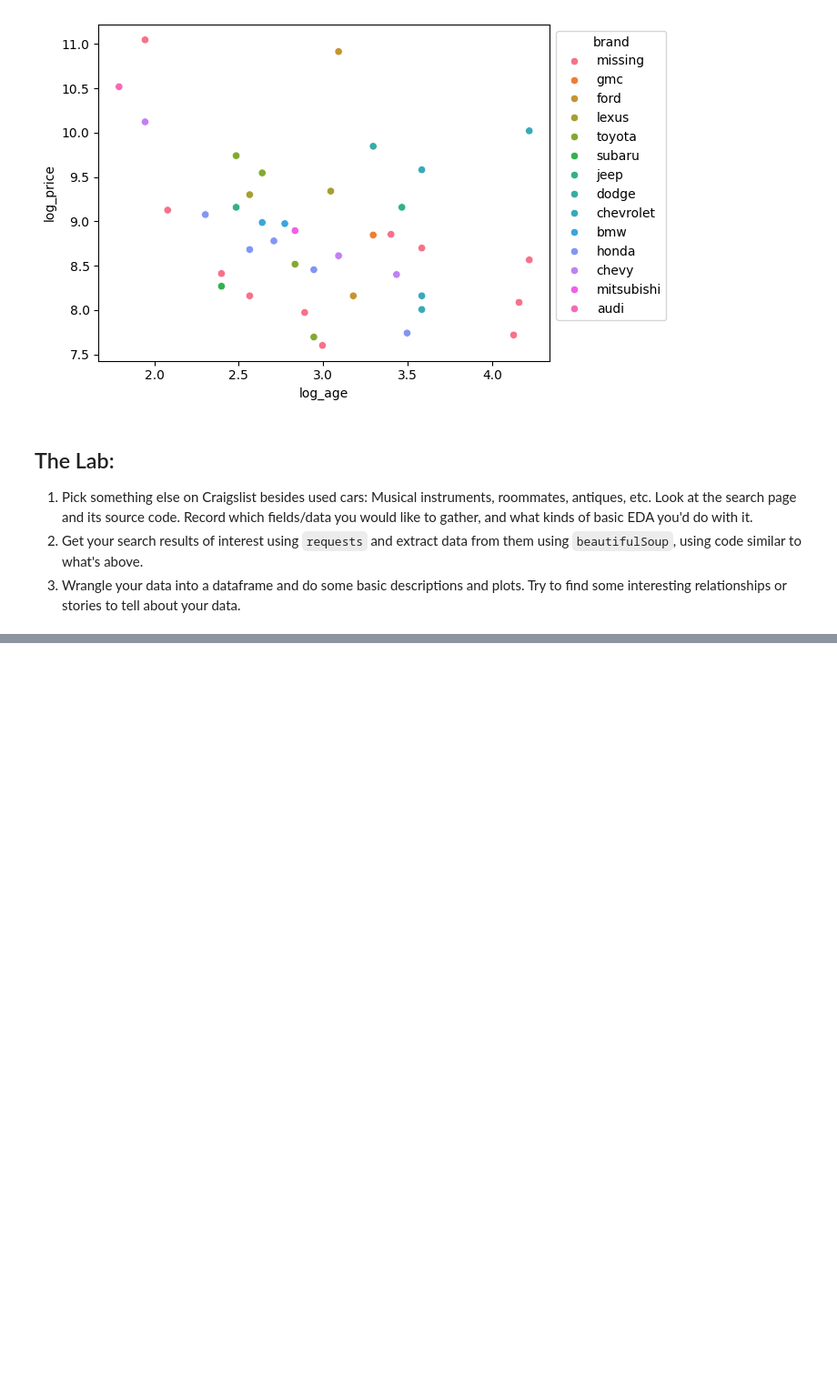
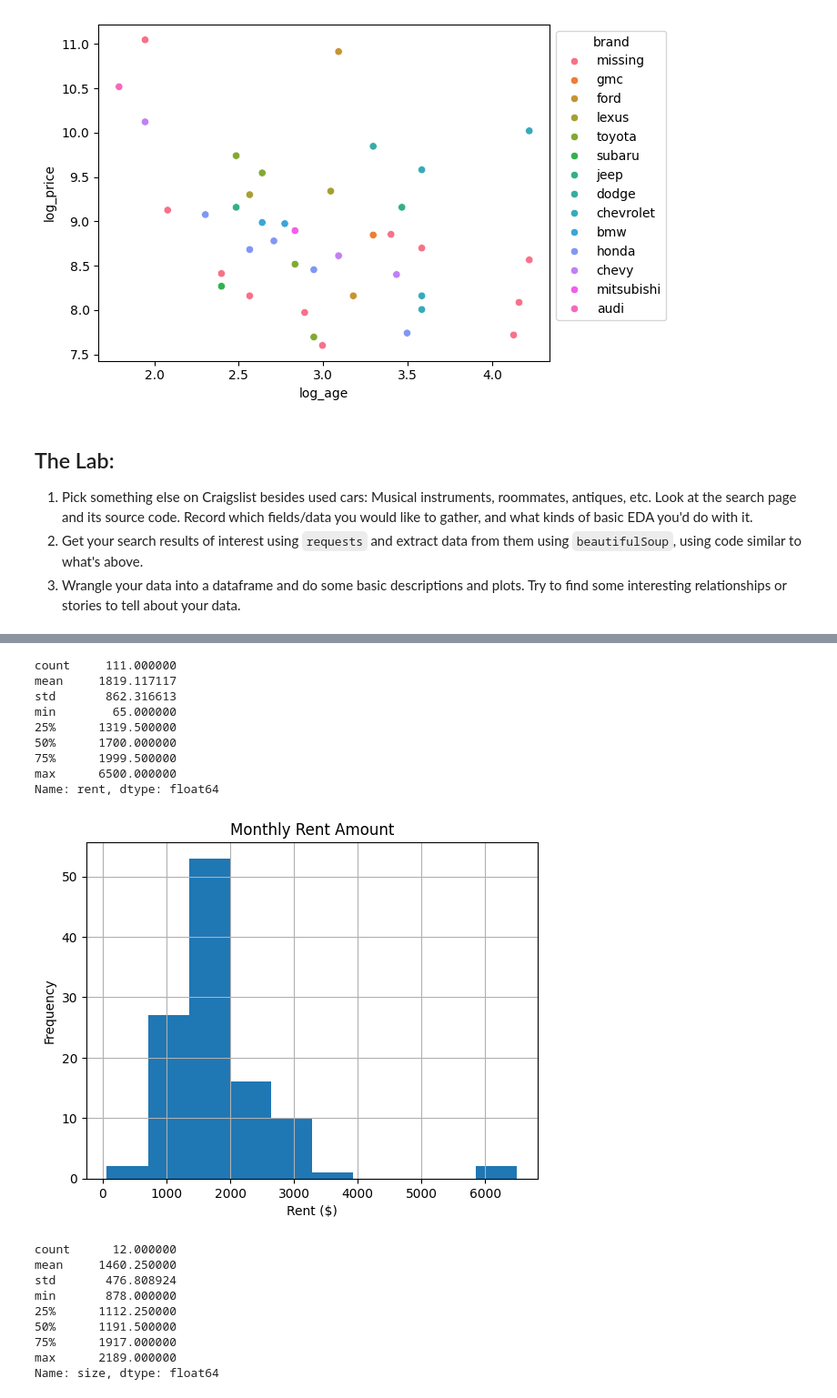
Before and after one commit to ashleynguyen04/wrangling, a Jupyter notebook: lab/lab_notebook.ipynb, the cells around one changed output, grey strips where cells are left out. Shown at 91% size. Saved outputs shown, nothing was run; the diff lists cells and outputs as text; code cells hidden in the pictures; blank space fills up the shorter version.

```diff
--- a/lab/lab_notebook.ipynb
+++ b/lab/lab_notebook.ipynb
@@ -220,0 +231,30 @@ raw = requests.get(url,headers=header) # Get page
+# %%
+data = [] # save listings in this object
+for k in range( len(listings) ):
+    title = listings[k].find('div',class_='title').get_text().lower()
+    rent = listings[k].find('div',class_='price').get_text()
+    regex_search = re.search(r'([0-9]+)\s*sq\s*ft', title ) # Find year references
+    if regex_search is None: # If no hits, record year as missing value
+        size = np.nan
+    else: # If hits, record year as first match
+        size = int(regex_search.group(1))
+    location_div = listings[k].find('div',class_='location')
+    if location_div:
+      location = location_div.get_text().lower().strip()
+      words = location.split()
+      hits = [word for word in words if word in locations] # Find locations in the location
+      if len(hits) == 0:
+          location = 'missing'
+      else:
+          location = hits[0]
+    link = listings[k].find(href=True)['href']
+
+    data.append({'title':title,'rent':rent,'size':size,'location':location,'link':link})
+# %%
+df = pd.DataFrame.from_dict(data)
+df['rent'] = df['rent'].str.replace('$','')
+df['rent'] = df['rent'].str.replace(',','')
+df['rent'] = pd.to_numeric(df['rent'],errors='coerce')
+print(df.shape)
+#df.to_csv('craigslist_cville_apartments/housing_for_rent.csv')
+df.head(50)
@@ -220,0 +280,33 @@ raw = requests.get(url,headers=header) # Get page
+# %%
+print(df['rent'].describe())
+df['rent'].hist()
+plt.title("Monthly Rent Amount")
+plt.xlabel("Rent ($)")
+plt.ylabel("Frequency")
+plt.show()
+print(df['size'].describe())
+df['size'].hist()
+plt.title("Size of Rental")
+plt.xlabel("Size (sq ft)")
+plt.ylabel("Frequency")
+plt.show()
+# %% [output]
+count     111.000000
+mean     1819.117117
+std       862.316613
+min        65.000000
+25%      1319.500000
+50%      1700.000000
+75%      1999.500000
+max      6500.000000
+Name: rent, dtype: float64
+[figure, added]
+count      12.000000
+mean     1460.250000
+std       476.808924
+min       878.000000
+25%      1112.250000
+50%      1191.500000
+75%      1917.000000
+max      2189.000000
+Name: size, dtype: float64
```
Also changed, not shown: parts of 4 cells of this notebook.
